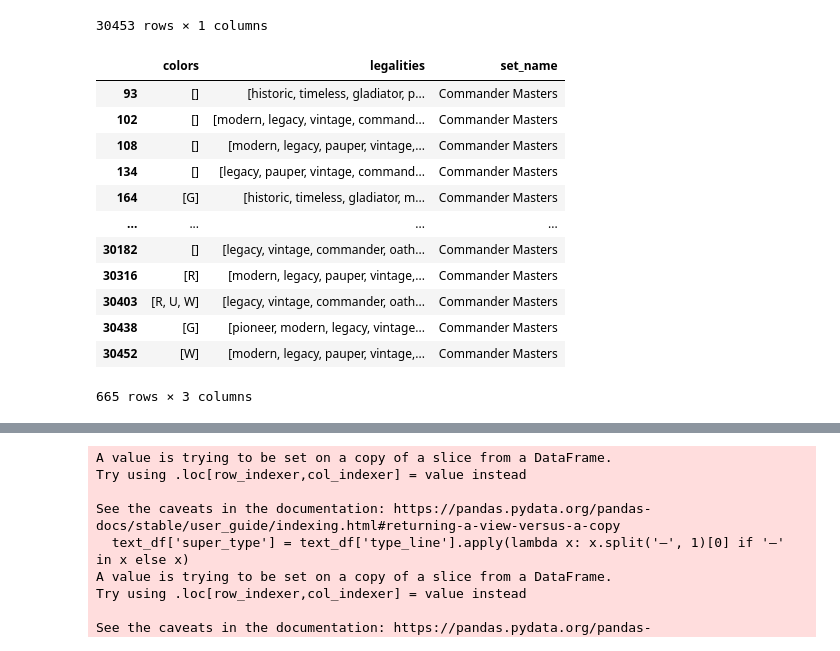
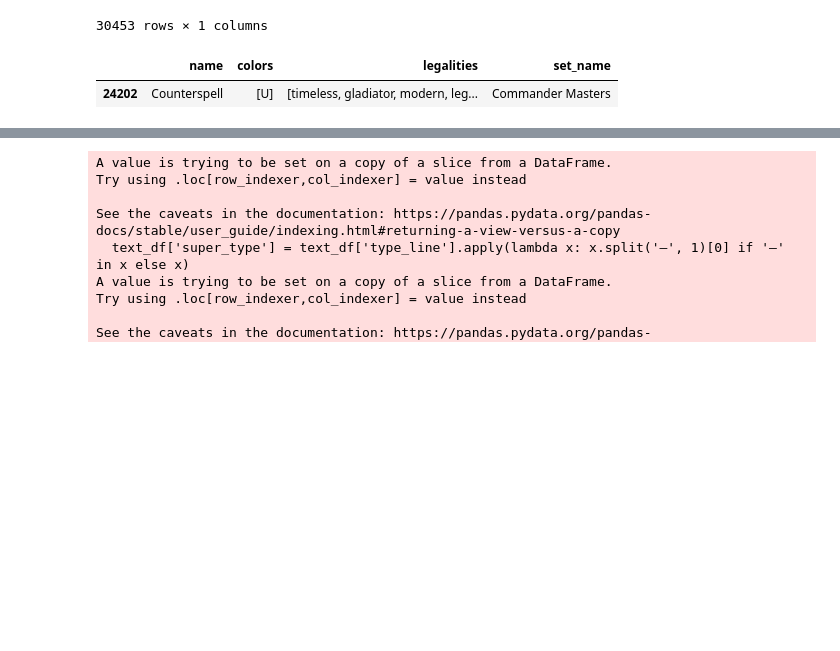
Before and after one commit to xjramirez/Magic-Card-Generator, a Jupyter notebook: lib/dataWork.ipynb, the cells around one changed output, grey strips where cells are left out. Cells and saved outputs as stored; diff of their text form; code cells hidden in the pictures; blank space fills up the shorter version.

```diff
--- a/dataWork.ipynb
+++ b/lib/dataWork.ipynb
@@ -8,7 +8,7 @@ from nltk import word_tokenize
 from nltk.corpus import stopwords
 # %%
 # read from the json file. Has a shitton of files but hey it works
-card_df = pd.read_json(path_or_buf='oracle-cards-20231211100140.json', orient='records')
+card_df = pd.read_json(path_or_buf='/Users/xavierramirez/Documents/Projects/Magic Card Project/Magic Project Code/GHD Repo/Untitled/oracle-cards-20231211100140.json', orient='records')
 card_df
 # %% [output]
 |  | object | id | oracle_id | multiverse_ids | mtgo_id | mtgo_foil_id | tcgplayer_id | cardmarket_id | ... |
@@ -42,28 +42,17 @@ testext_df
 | 30452 | All Sliver creatures get +1/+1. |
 30453 rows × 1 columns
 # %%
-test_df2 = card_df[['colors', 'legalities', 'set_name']]
+test_df2 = card_df[['name', 'colors', 'legalities', 'set_name']]
 #type(test_df.loc[2:'legalities'].values)
 seerees = card_df['legalities'].apply(lambda x: [ruleset for ruleset in x if x[ruleset] == 'legal'])
 test_df2.loc[:,'legalities'] = seerees
 #test_df2
 #test_df2.isin([['G']])
-test_df2 = test_df2[test_df2['set_name'] == "Commander Masters"]
+test_df2 = test_df2[test_df2['name'] == 'Counterspell']
 test_df2
 # %% [output]
-|  | colors | legalities | set_name |
-| 93 | [] | [historic, timeless, gladiator, p... | Commander Masters |
-| 102 | [] | [modern, legacy, vintage, command... | Commander Masters |
-| 108 | [] | [modern, legacy, pauper, vintage,... | Commander Masters |
-| 134 | [] | [legacy, pauper, vintage, command... | Commander Masters |
-| 164 | [G] | [historic, timeless, gladiator, m... | Commander Masters |
-| ... | ... | ... | ... |
-| 30182 | [] | [legacy, vintage, commander, oath... | Commander Masters |
-| 30316 | [R] | [modern, legacy, pauper, vintage,... | Commander Masters |
-| 30403 | [R, U, W] | [legacy, vintage, commander, oath... | Commander Masters |
-| 30438 | [G] | [pioneer, modern, legacy, vintage... | Commander Masters |
-| 30452 | [W] | [modern, legacy, pauper, vintage,... | Commander Masters |
+|  | name | colors | legalities | set_name |
+| 24202 | Counterspell | [U] | [timeless, gladiator, modern, leg... | Commander Masters |
-665 rows × 3 columns
 # %%
 # simplify down to only the Important Features
 
```
Also changed, not shown: 11 other files.
